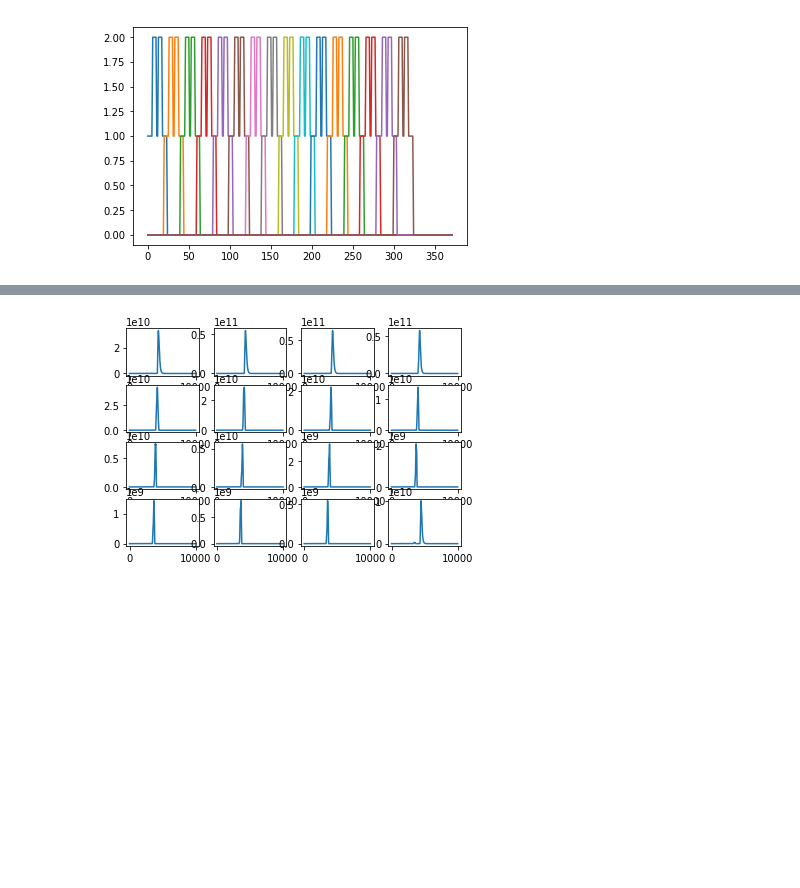
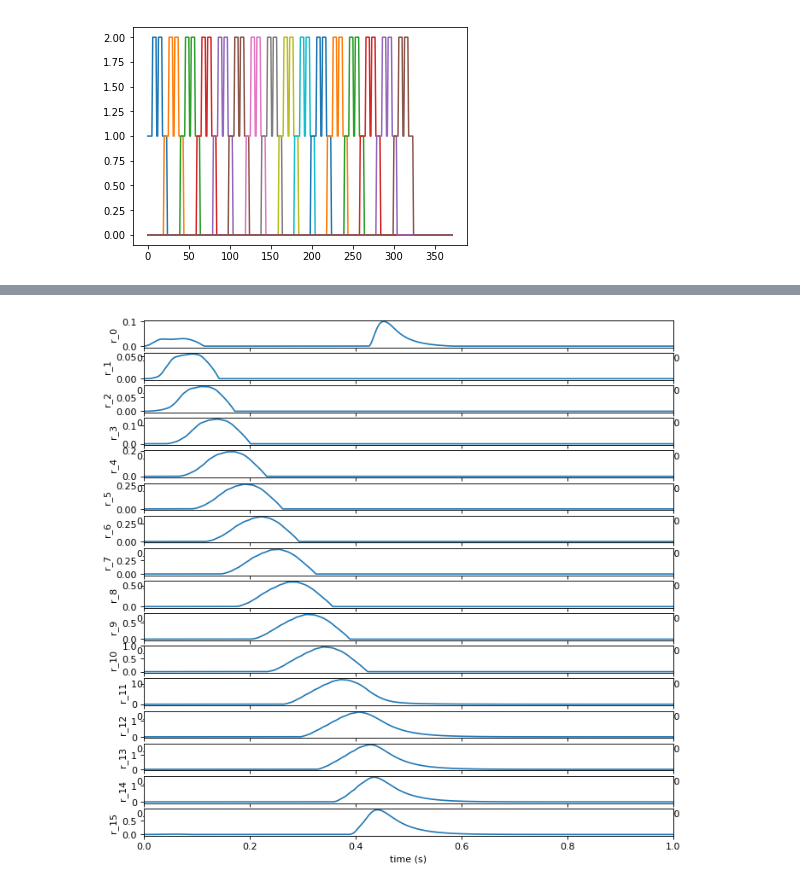
Before and after one commit to adityasinha379/FlyBrainProject, a Jupyter notebook: Project_as5624_pb2735.ipynb, the cells around one changed output, grey strips where cells are left out. Saved outputs shown, nothing was run; the diff lists cells and outputs as text; code cells hidden in the pictures; blank space fills up the shorter version.

```diff
--- a/Project_as5624_pb2735.ipynb
+++ b/Project_as5624_pb2735.ipynb
@@ -98,21 +82,0 @@ create_input_file("input.h5")
-# %%
-import h5py
-import numpy as np
-import matplotlib.pyplot as plt
-
-f = h5py.File('output.h5', 'r')
-
-for i in range(5):
-    var = 'V'
-    node = bytes('ring_'+str(0), encoding='utf-8')
-    idx = [a for a in f[var]['uids']].index(node)
-    #print([a for a in f[var]['uids']])
-    plt.subplot(3,2,1)
-    plt.plot(np.transpose(f[var]['data'])[idx])
-    x=np.max(np.transpose(f[var]['data'])[idx])
-    plt.subplot(3,2,i+2)
-    var = 'I'
-    node = bytes('Exc_r_3->'+str(i+1), encoding='utf-8')
-    idx = [a for a in f[var]['uids']].index(node)
-    plt.plot(np.transpose(f[var]['data'])[idx])
-    print(np.max(np.transpose(f[var]['data'])[idx])/x)
@@ -128,9 +139,27 @@ Adding an axes using the same arguments as a previous axes currently reuses the
 # %%
+# Integrated Test: angular velocity = 800
+# Make pos->ring synapse weight 0.01 in RingAttractorNetwork.py
+import h5py
+import numpy as np
+import matplotlib.pyplot as plt
+
+f = h5py.File('output.h5', 'r')
+dt = 1e-4
+dur = 1
+t = np.arange(0,dur,dt)
+
+plt.figure(num=None, figsize=(10,10), dpi=80)
 for i in range(16):
     var = 'V'
     node = bytes('ring_'+str(i), encoding='utf-8')
     idx = [a for a in f[var]['uids']].index(node)
-    plt.subplot(4,4,i+1)
-    plt.plot(np.transpose(f[var]['data'])[idx])
+    plt.subplot(16,1,i+1)
+    plt.plot(t,np.transpose(f[var]['data'])[idx])
+    plt.ylabel('r_'+str(i))
+    plt.xlim((0,1))
+plt.xlabel('time (s)')
+plt.savefig('Results/cx_integrated.png')
+
+f.close()
 # %% [output]
-[figure, old version]
+[figure, new version]
```
Also changed, not shown: parts of 10 cells of this notebook, 13 other files.
